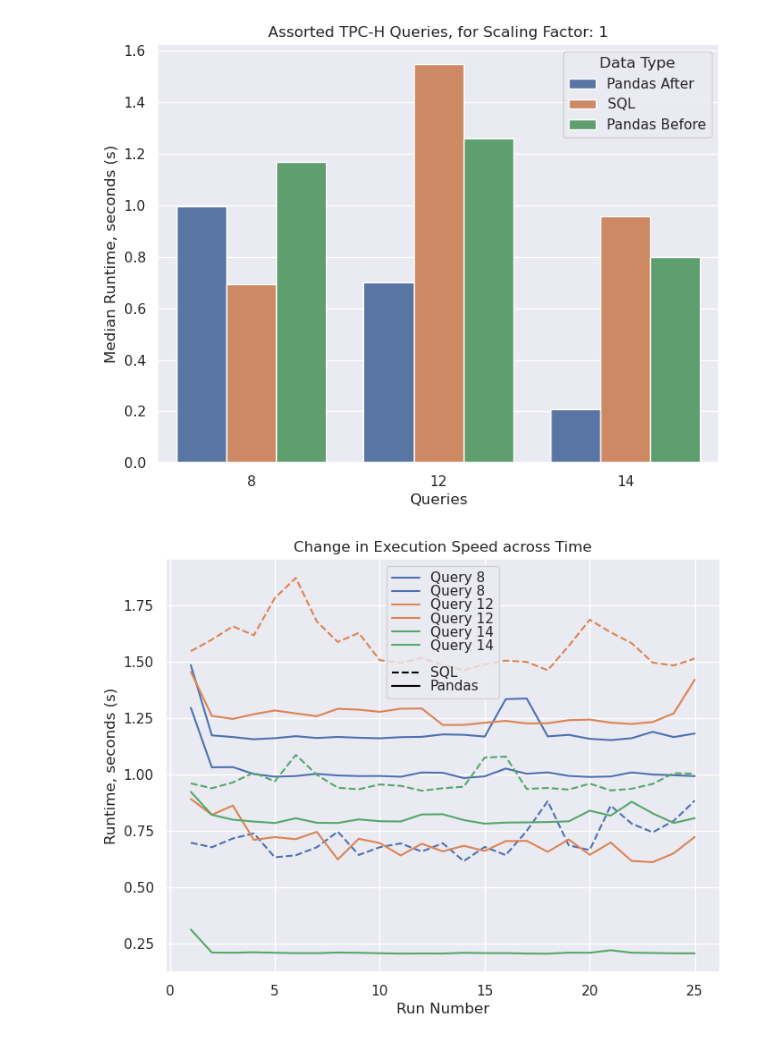
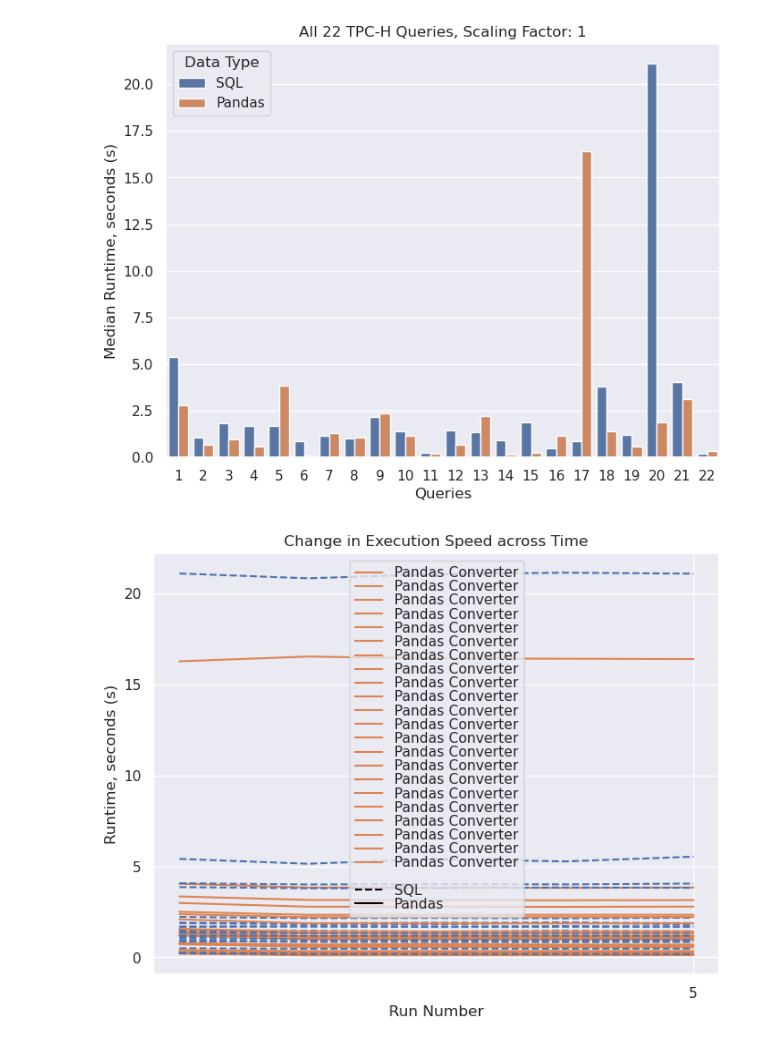
Before and after one commit to groegercesg/QueryBridge, a Jupyter notebook: benchmarking/analysis.ipynb, the cells around one changed output. Cells and saved outputs as stored; diff of their text form; code cells hidden in the pictures.

Commit message:
Ran all 22 TPC-H queries, all working after minor tweaks!

```diff
--- a/benchmarking/analysis.ipynb
+++ b/benchmarking/analysis.ipynb
@@ -6,7 +6,7 @@ plt.style.use('ggplot')
 import seaborn as sns
 import statistics
 # %%
-results = pd.read_csv("test_results/case_performance_results.csv")
-test_name = "case_performance"
+results = pd.read_csv("test_results/all_queries_test_results.csv")
+test_name = "all_queries"
 
 results = results.rename(columns={"Average": "Mean"})
@@ -15,7 +24,7 @@ results = results.rename(columns={"Average": "Mean"})
 def extract_number(name):
     return int(name.split(" ")[1])
 
-results['Query Number'] = results.apply(lambda row : extract_number(row['Query Name']), axis = 1)
+results['Query Number'] = results.apply(lambda row : extract_number(row['Query Number']), axis = 1)
 results = results.sort_values(['Query Number'])
 
 # Fix the runs column
@@ -44,16 +40,17 @@ results.head(10)
 # %%
 # plot with seaborn barplot
 sns.set(rc={'figure.figsize':(8,6)})
 ax = sns.barplot(data=results, x='Query Number', y='Median', hue='Data Type')
+#ax.set_yscale("log")
 ax.set(xlabel='Queries', ylabel='Median Runtime, seconds (s)')
-plt.title("Assorted TPC-H Queries, for Scaling Factor: 1")
+plt.title("All 22 TPC-H Queries, Scaling Factor: 1")
 #set parameters for tick labels
 plt.tick_params(axis='x', which='major', labelsize=11)
 #plt.tick_params(axis='y', which='major', labelsize=10)
 plt.savefig("analysis_results/" + str(test_name) + "_compare_queries.svg")
 plt.show()
 # %% [output]
-[figure, old version]
+[figure, new version]
 # %%
 # Make graph of change in runtimes
 # Y: Run time, X: Run Number
@@ -95,4 +92,4 @@ ax.legend(labelspacing=0.01)
 plt.savefig("analysis_results/" + str(test_name) + "_compare_queries_exec_time.pdf")
 plt.show()
 # %% [output]
-[figure, old version]
+[figure, new version]
```
Also changed, not shown: parts of 2 cells of this notebook, 9 other files.
